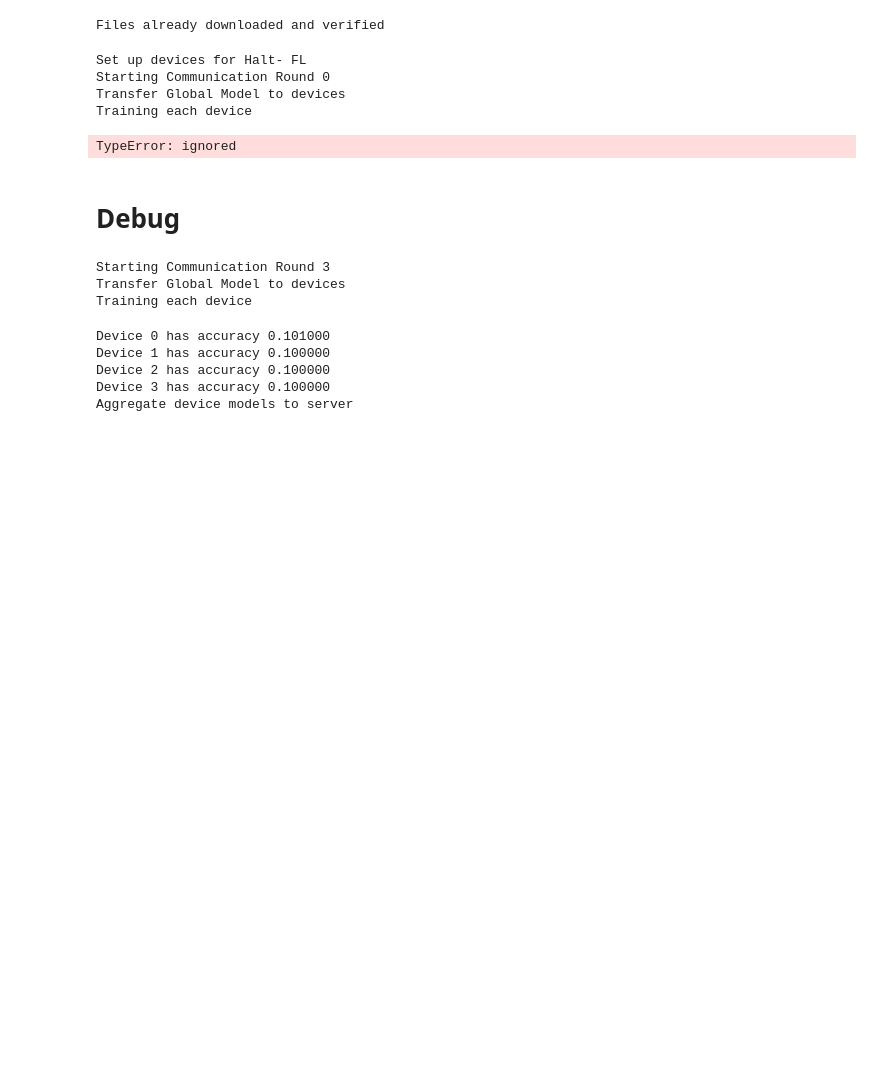
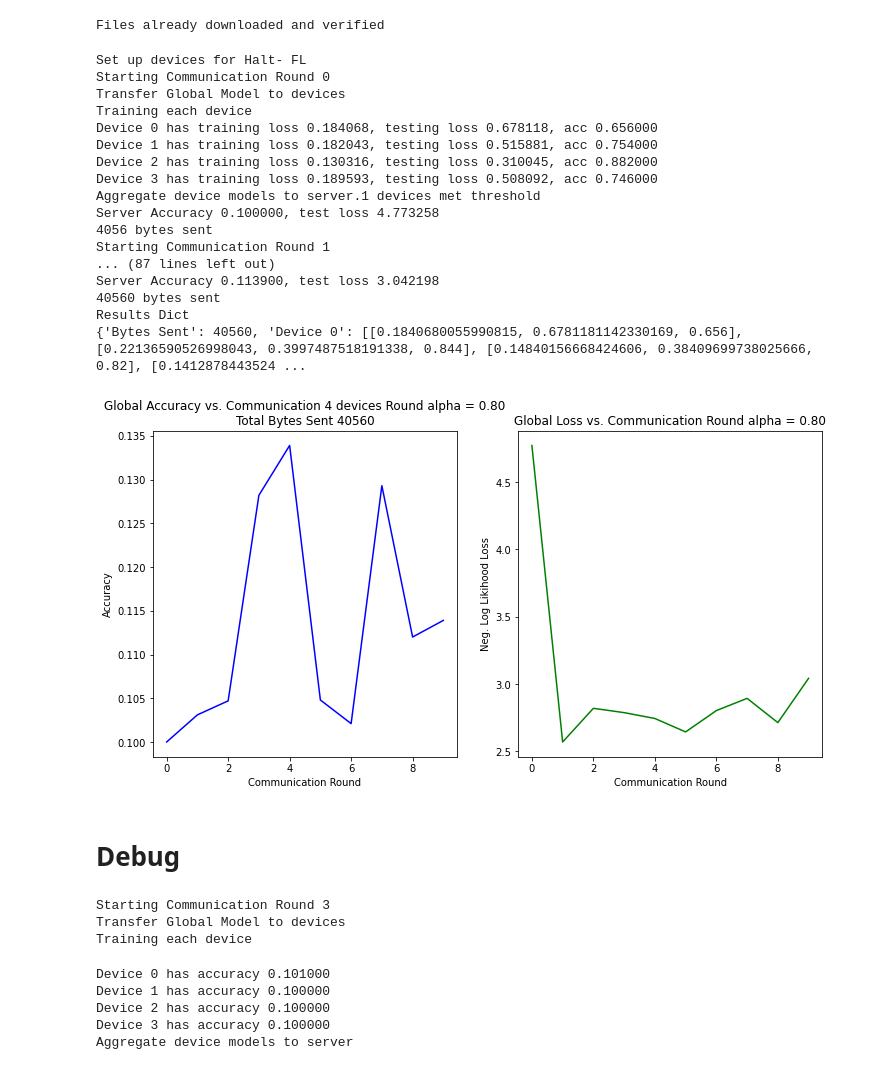
Before and after one commit to adiojha629/HaltConv, a Jupyter notebook: Halt_Dense.ipynb, the cells around one changed output. Saved outputs shown, nothing was run; the diff lists cells and outputs as text; code cells hidden in the pictures; blank space fills up the shorter version.

```diff
--- a/Halt_Dense.ipynb
+++ b/Halt_Dense.ipynb
@@ -440,13 +455,19 @@ class non_iid_dataset(Dataset):
   def __len__(self):
     return len(self.labels)
   def __getitem__(self, idx):
-        if torch.is_tensor(idx):
-            idx = idx.tolist()
-        img = self.imgs[idx]
-        label = self.labels[idx]
-        sample = {'image': img, 'landmarks': label}
-        if self.transform:
-          sample = self.transform(sample)
+    if torch.is_tensor(idx):
+        idx = idx.tolist()
+    img = self.imgs[idx]
+    label = self.labels[idx]
+    if not isinstance(img,torch.Tensor):
+      img = np.array(img,dtype=np.float)
+      img = torch.from_numpy(img)
+    # if not isinstance(label,torch.Tensor):
+    #   label = torch.from_numpy(np.array([label],dtype=np.float))
+    # sample = {'image': img, 'landmarks': label}
+    # if self.transform:
+    #   sample = self.transform(sample)
+    return self.transform(img),label # label should be int
   def __iter__(self):
     return non_iid_iteratorClass(self)
 class non_iid_iteratorClass:
@@ -459,15 +480,14 @@ class non_iid_iteratorClass:
       self._index+=1
       return result
     else:
-      raise StopIteration
+      raise StopIteration #https://thispointer.com/python-how-to-make-a-class-iterable-create-iterator-class-for-it/
 # %%
 # create Dataloaders for non-iid data
 batch_size = 4
 num_devices = 4
 #non_iid_data = cifar_noniid(trainset,num_devices)
 transformer = transforms.Compose(
-    [transforms.ToTensor(),
-     transforms.Normalize((0.5, 0.5, 0.5), (0.5, 0.5, 0.5))])
+    [transforms.Normalize((0.5, 0.5, 0.5), (0.5, 0.5, 0.5))])
 non_iid_train_split = [non_iid_dataset(img_list = non_iid_data[key][0],
                                        label_list = non_iid_data[key][1],
                                        transform = transformer) for key in non_iid_data.keys()]
@@ -478,14 +498,41 @@ testloader = torch.utils.data.DataLoader(testset, batch_size=batch_size,
                                          shuffle=True, num_workers=2)
 # %% [output]
 Files already downloaded and verified
-# %%
-Halt_FL(train_loader=train_loader,testloader=testloader,num_devices = 4,communication_rounds = 10,epoches = 1,alpha=0.80)
-# %% [output]
-Set up devices for Halt- FL
-Starting Communication Round 0
-Transfer Global Model to devices
-Training each device
-TypeError: ignored
+# %%
+results_dict = Halt_FL(train_loader=train_loader,testloader=testloader,num_devices = 4,communication_rounds = 10,epoches = 1,alpha=0.80)
+test_accuracy = [results_dict['Server'][i][1] for i in range(len(results_dict['Server']))]
+test_loss = [results_dict['Server'][i][0] for i in range(len(results_dict['Server']))]
+
+fig,ax = plt.subplots(1,2,figsize=(12,6))
+ax[0].plot(test_accuracy,'b')
+ax[0].set_title("Global Accuracy vs. Communication %d devices Round alpha = 0.80\nTotal Bytes Sent %d"%(4,results_dict['Bytes Sent']))
+ax[0].set_xlabel("Communication Round")
+ax[0].set_ylabel("Accuracy")
+ax[1].plot(test_loss,'g')
+ax[1].set_title("Global Loss vs. Communication Round alpha = 0.80")
+ax[1].set_xlabel("Communication Round")
+ax[1].set_ylabel("Neg. Log Likihood Loss")
+fig.show()
+fig.savefig("Halt_FL_alpha=.80.png")
+# %% [output]
+Set up devices for Halt- FL
+Starting Communication Round 0
+Transfer Global Model to devices
+Training each device
+Device 0 has training loss 0.184068, testing loss 0.678118, acc 0.656000
+Device 1 has training loss 0.182043, testing loss 0.515881, acc 0.754000
+Device 2 has training loss 0.130316, testing loss 0.310045, acc 0.882000
+Device 3 has training loss 0.189593, testing loss 0.508092, acc 0.746000
+Aggregate device models to server.1 devices met threshold
+Server Accuracy 0.100000, test loss 4.773258
+4056 bytes sent
+Starting Communication Round 1
+... (87 lines left out)
+Server Accuracy 0.113900, test loss 3.042198
+40560 bytes sent
+Results Dict
+{'Bytes Sent': 40560, 'Device 0': [[0.1840680055990815, 0.6781181142330169, 0.656], [0.22136590526998043, 0.3997487518191338, 0.844], [0.14840156668424606, 0.38409699738025666, 0.82], [0.1412878443524 ...
+[figure, added]
 # %% [markdown]
 # Debug
 # %%
```
Also changed, not shown: parts of 4 cells of this notebook.
